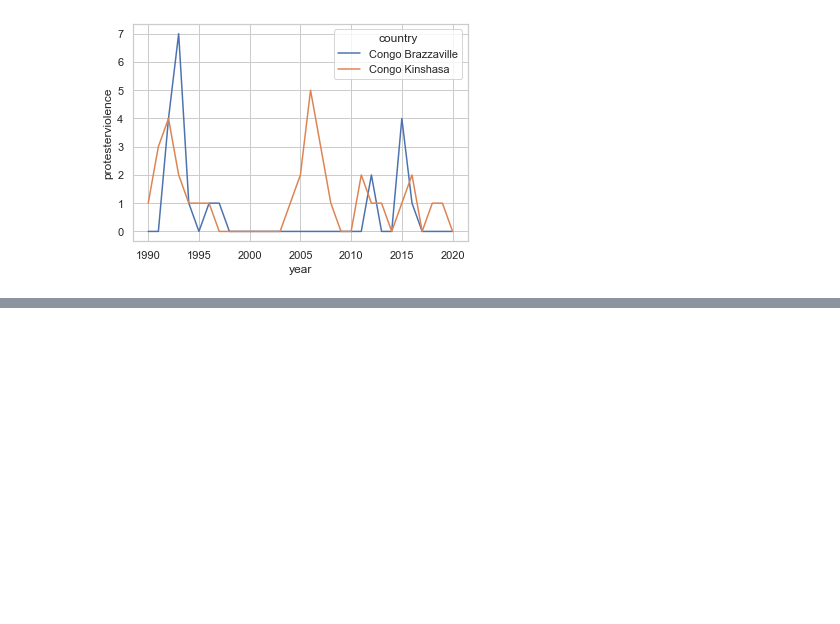
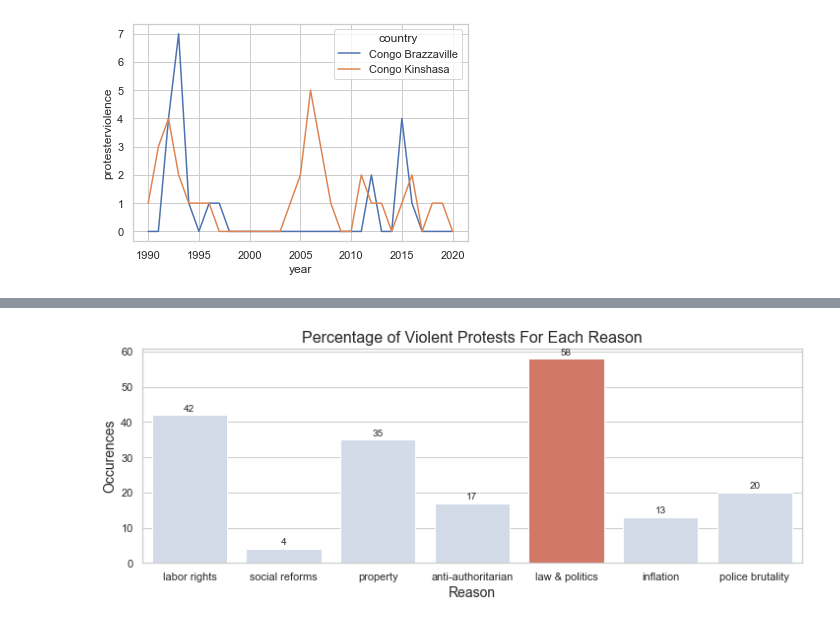
Before and after one commit to rainiwu/global-protests-analysis, a Jupyter notebook: casestudy.ipynb, the cells around one changed output, grey strips where cells are left out. Saved outputs shown, nothing was run; the diff lists cells and outputs as text; code cells hidden in the pictures; blank space fills up the shorter version.

Commit message:
New graphs

```diff
--- a/casestudy.ipynb
+++ b/casestudy.ipynb
@@ -119,0 +175,5 @@ congos_sep_plot = sns.lineplot(x = 'year', y = 'protesterviolence', hue = 'count
+# %%
+df_reasons = pd.DataFrame(columns = ['Reason'])
+df_reasons['Reason'] = ['labor rights', 'social reforms', 'property', 'anti-authoritarian', 'law & politics', 'inflation', 'police brutality']
+df_reasons['Total Protests'] = [42, 4, 35, 17, 58, 13, 20]
+df_reasons
@@ -119,0 +189,23 @@ congos_sep_plot = sns.lineplot(x = 'year', y = 'protesterviolence', hue = 'count
+# %%
+# Plotting dimensions
+fig_dims = (12, 4)
+fig, ax = plt.subplots(figsize = fig_dims)
+
+# Plotting
+values = df_reasons['Total Protests']
+clrs = ['#cfdaea' if (x < max(values)) else '#e36c55' for x in values]
+
+violence_plot = sns.barplot(x = 'Reason', y = 'Total Protests', data = df_reasons, ax = ax, palette = clrs)
+
+for p in violence_plot.patches:
+    height = int(p.get_height())
+    ax.annotate('{}'.format(height), xy = (p.get_x() + p.get_width() / 2, height), xytext = (0, 2),
+                textcoords = 'offset points', ha = 'center', va = 'bottom')
+
+plt.xlabel('Reason', size = 14)
+plt.ylabel('Occurences', size = 14)
+plt.title('Percentage of Violent Protests For Each Reason', size = 16)
+
+None
+# %% [output]
+[figure, added]
```
Also changed, not shown: parts of 8 cells of this notebook.
